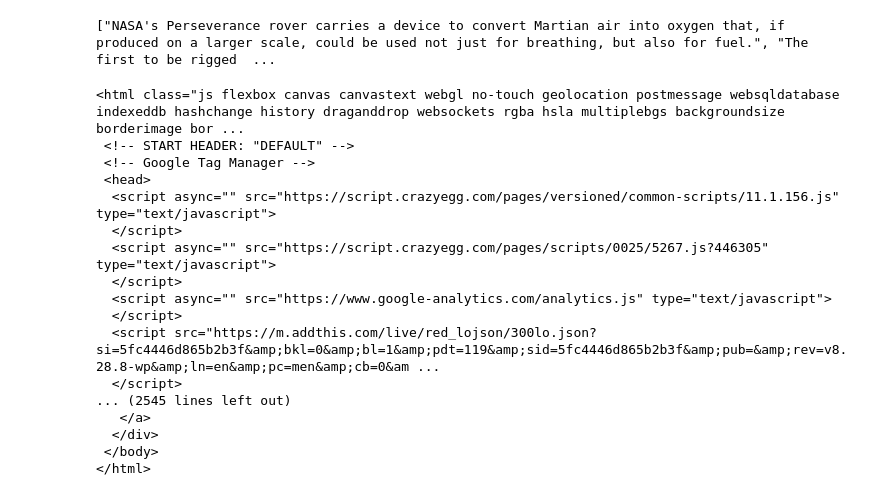
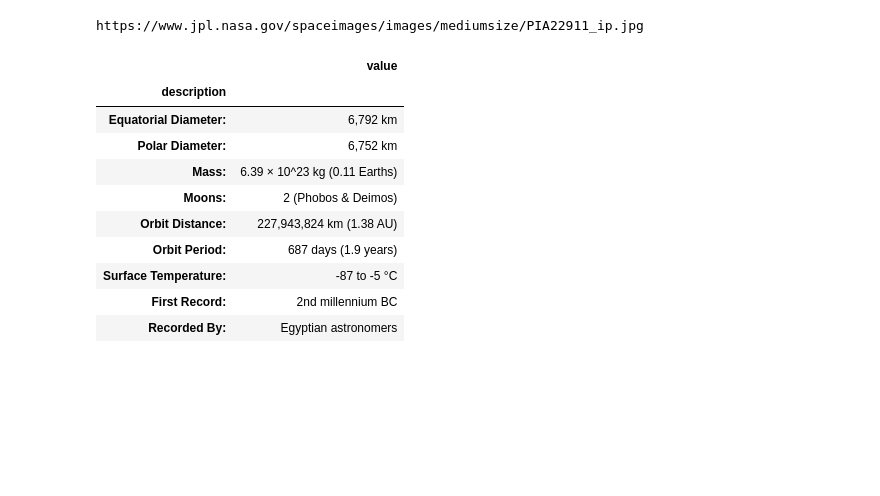
Before and after one commit to short4/UCIHomework-LCanfield, a Jupyter notebook: web-scraping-challenge/Mission_to_Mars/mission_to_mars.ipynb, the cells around one changed output. Drawn from its saved outputs; the diff is of its cells as text; code cells hidden in the pictures; blank space fills up the shorter version.

```diff
--- a/web-scraping-challenge/Mission_to_Mars/mission_to_mars.ipynb
+++ b/web-scraping-challenge/Mission_to_Mars/mission_to_mars.ipynb
@@ -27,22 +61,0 @@ soup = BeautifulSoup(html, 'html.parser')
-# %%
-#assign variables
-news_title = []
-news_p = []
-
-#loop through url for title and paragraph
-
-news_title = [x.find('h3').string for x in title]
-news_p = [x.find('div', class_='rollover_description_inner').string for x in title]
-print(news_p)
-
-
-
-# try:
-#     for url in url:
-#         browser.links.find_by_partial_text('more').click()
-# except ElementDoesNotExist:
-#     print("Scraping Complete")
-
-# print(news_p)
-# %% [output]
-["NASA's Perseverance rover carries a device to convert Martian air into oxygen that, if produced on a larger scale, could be used not just for breathing, but also for fuel.", "The first to be rigged  ...
@@ -58,20 +62,25 @@ soup = BeautifulSoup(html, 'html.parser')
-# %%
-print(soup.prettify())
-# %% [output]
-<html class="js flexbox canvas canvastext webgl no-touch geolocation postmessage websqldatabase indexeddb hashchange history draganddrop websockets rgba hsla multiplebgs backgroundsize borderimage bor ...
- <!-- START HEADER: "DEFAULT" -->
- <!-- Google Tag Manager -->
- <head>
-  <script async="" src="https://script.crazyegg.com/pages/versioned/common-scripts/11.1.156.js" type="text/javascript">
-  </script>
-  <script async="" src="https://script.crazyegg.com/pages/scripts/0025/5267.js?446305" type="text/javascript">
-  </script>
-  <script async="" src="https://www.google-analytics.com/analytics.js" type="text/javascript">
-  </script>
-  <script src="https://m.addthis.com/live/red_lojson/300lo.json?si=5fc4446d865b2b3f&amp;bkl=0&amp;bl=1&amp;pdt=119&amp;sid=5fc4446d865b2b3f&amp;pub=&amp;rev=v8.28.8-wp&amp;ln=en&amp;pc=men&amp;cb=0&am ...
-  </script>
-... (2545 lines left out)
-   </a>
-  </div>
- </body>
-</html>
+# %%
+# Search for image source
+image_path = soup.find('img', class_='fancybox-image')['src']
+featured_image_url = f'https://www.jpl.nasa.gov{image_path}'
+print(featured_image_url)
+# %% [output]
+https://www.jpl.nasa.gov/spaceimages/images/mediumsize/PIA22911_ip.jpg
+# %%
+#Use Pandas to scrape the table for facts about Mars
+mars_df = pd.read_html('https://space-facts.com/mars/')[0]
+mars_df.columns=['description', 'value']
+mars_df.set_index('description', inplace=True)
+mars_df
+# %% [output]
+|  | value |
+| description |  |
+| Equatorial Diameter: | 6,792 km |
+| Polar Diameter: | 6,752 km |
+| Mass: | 6.39 × 10^23 kg (0.11 Earths) |
+| Moons: | 2 (Phobos & Deimos) |
+| Orbit Distance: | 227,943,824 km (1.38 AU) |
+| Orbit Period: | 687 days (1.9 years) |
+| Surface Temperature: | -87 to -5 °C |
+| First Record: | 2nd millennium BC |
+| Recorded By: | Egyptian astronomers |
```
Also changed, not shown: parts of 8 cells of this notebook.
